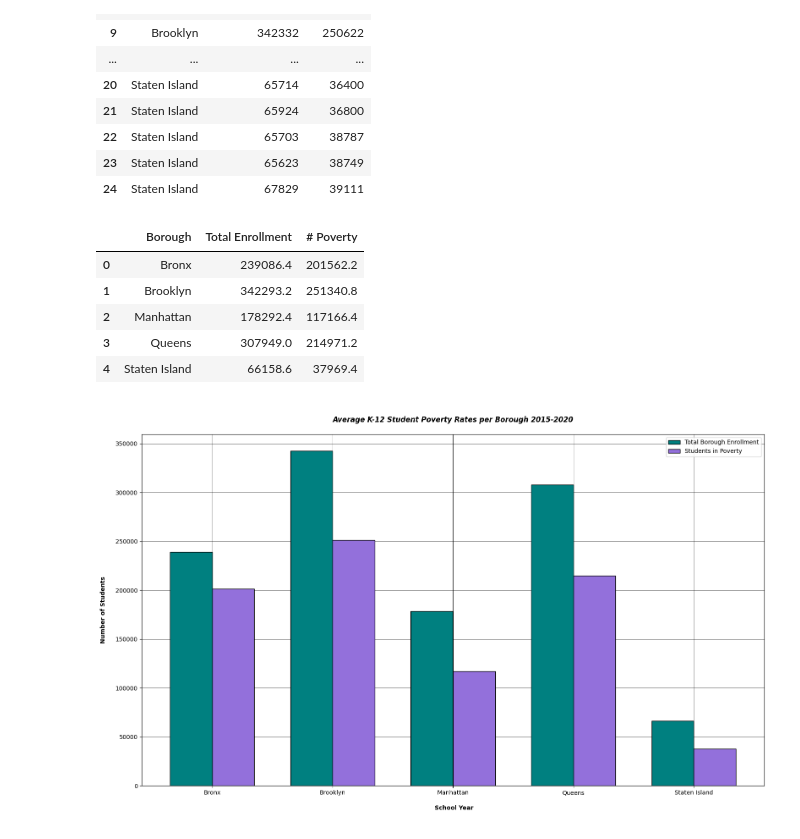
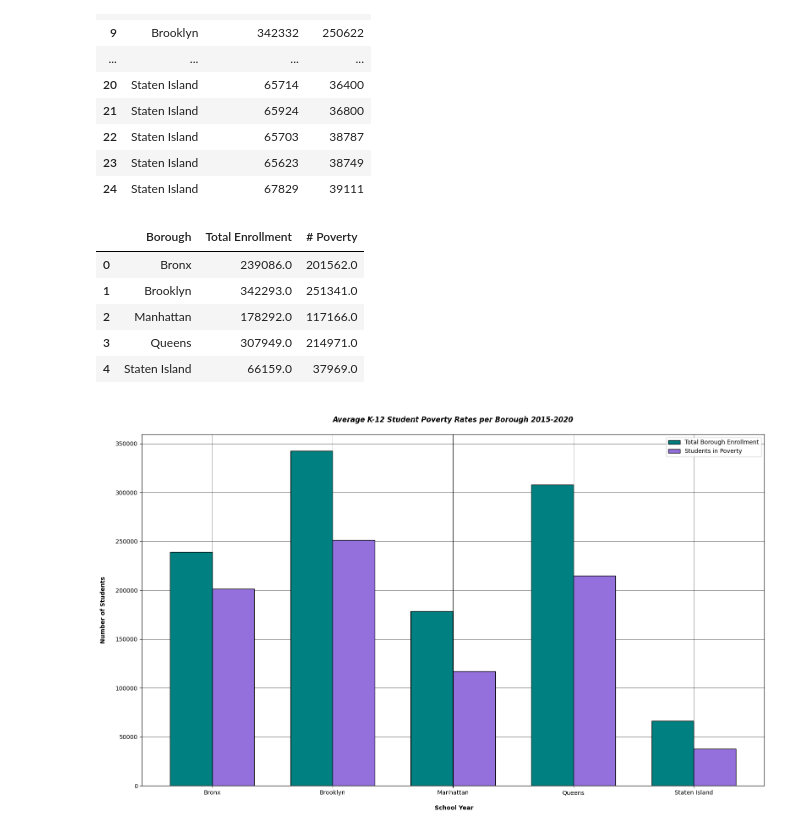
Before and after one commit to thetechleila/NYC-Public-Schools-EDA-Pre-and-Post-Pandemic, a Jupyter notebook: code/eda.ipynb, the cells around one changed output. Drawn from its saved outputs; the diff is of its cells as text; code cells hidden in the pictures.

```diff
--- a/code/eda.ipynb
+++ b/code/eda.ipynb
@@ -634,19 +632,19 @@ boro_econ_df
 # %%
 #Use GroupBy to get single poverty rate averages per Borough
 pov_cols = ["Total Enrollment", "# Poverty"]
 
 boro_eth_df = boro_dem_df[["Borough"] + pov_cols]
 
-boro_avg_pov = (boro_econ_df.groupby("Borough", as_index=False)[pov_cols].mean())
+boro_avg_pov = (boro_econ_df.groupby("Borough", as_index=False)[pov_cols].mean().round(0))
 
 boro_avg_pov
 # %% [output]
 |  | Borough | Total Enrollment | # Poverty |
-| 0 | Bronx | 239086.4 | 201562.2 |
-| 1 | Brooklyn | 342293.2 | 251340.8 |
-| 2 | Manhattan | 178292.4 | 117166.4 |
-| 3 | Queens | 307949.0 | 214971.2 |
-| 4 | Staten Island | 66158.6 | 37969.4 |
+| 0 | Bronx | 239086.0 | 201562.0 |
+| 1 | Brooklyn | 342293.0 | 251341.0 |
+| 2 | Manhattan | 178292.0 | 117166.0 |
+| 3 | Queens | 307949.0 | 214971.0 |
+| 4 | Staten Island | 66159.0 | 37969.0 |
 # %%
 #Visualize avg k-12 enrollment against number of students in poverty by borough
 
```
Also changed, not shown: parts of 3 cells of this notebook.
